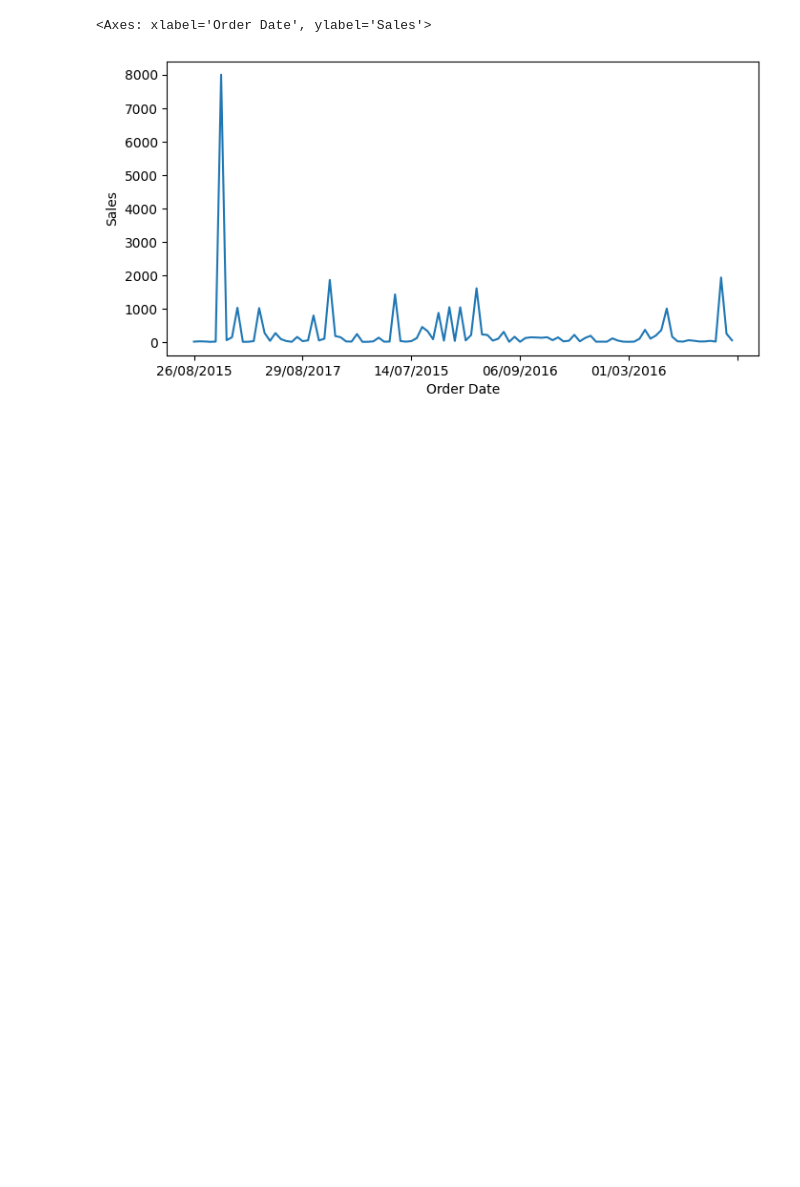
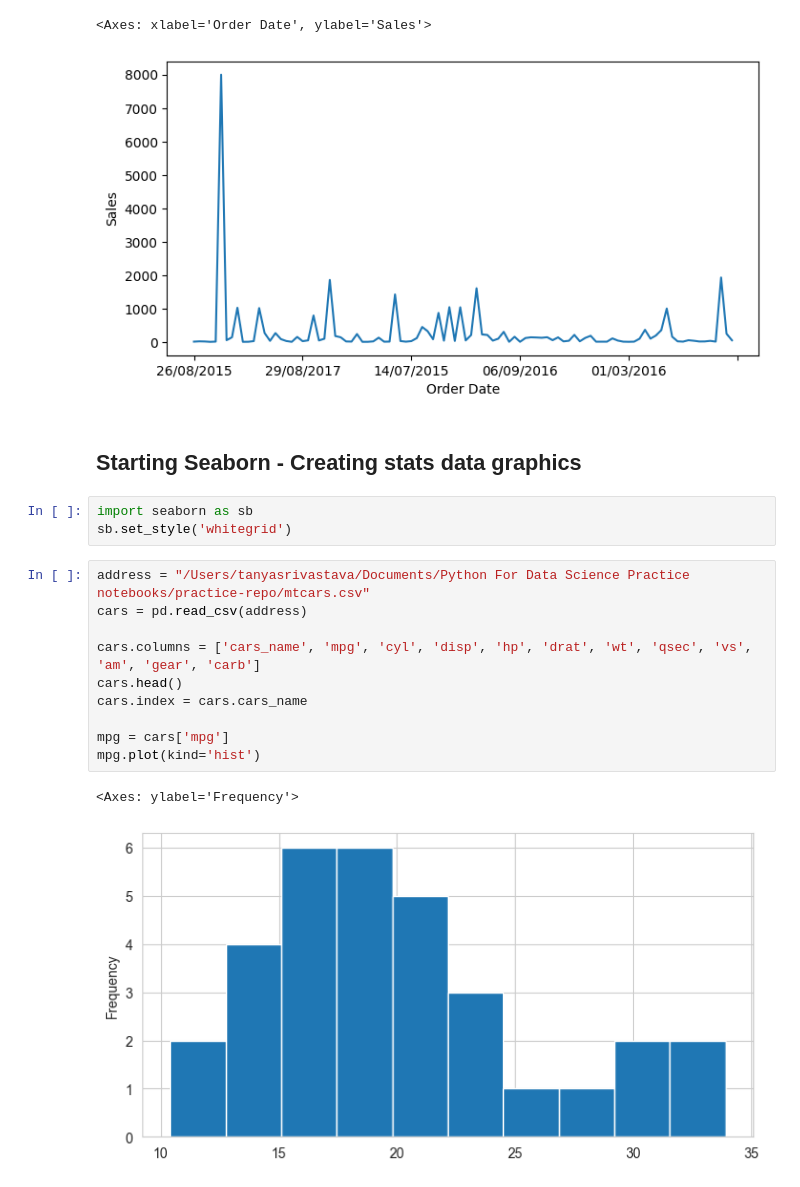
Before and after one commit to alphacodicnerd/practice-repo, a Jupyter notebook: Time_Series.ipynb, the cells around one changed output. Cells and saved outputs as stored; diff of their text form; blank space fills up the shorter version.

```diff
--- a/Time_Series.ipynb
+++ b/Time_Series.ipynb
@@ -38,3 +38,21 @@ df2['Sales'].plot()
 # %% [output]
 <Axes: xlabel='Order Date', ylabel='Sales'>
 [figure]
+# %% [markdown]
+## Starting Seaborn - Creating stats data graphics
+# %%
+import seaborn as sb
+sb.set_style('whitegrid')
+# %%
+address = "/Users/tanyasrivastava/Documents/Python For Data Science Practice notebooks/practice-repo/mtcars.csv"
+cars = pd.read_csv(address)
+
+cars.columns = ['cars_name', 'mpg', 'cyl', 'disp', 'hp', 'drat', 'wt', 'qsec', 'vs', 'am', 'gear', 'carb']
+cars.head()
+cars.index = cars.cars_name
+
+mpg = cars['mpg']
+mpg.plot(kind='hist')
+# %% [output]
+<Axes: ylabel='Frequency'>
+[figure, added]
```
Also changed, not shown: parts of 10 cells of this notebook.
